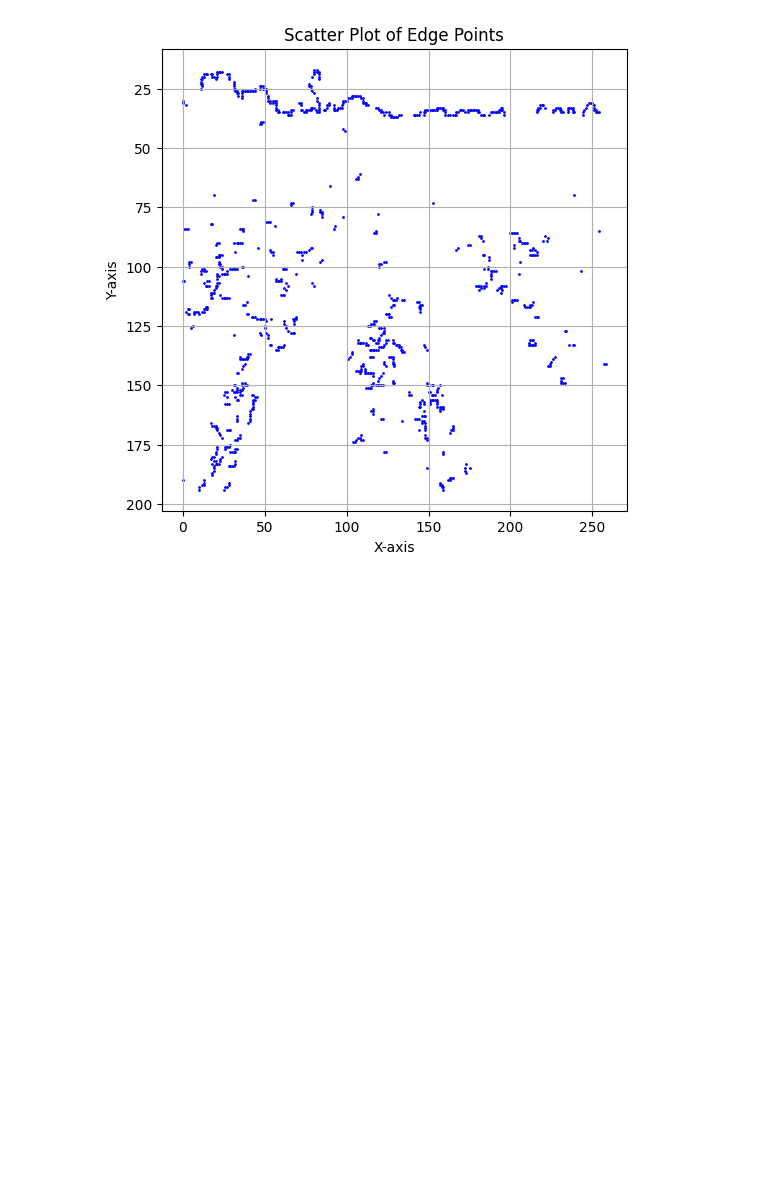
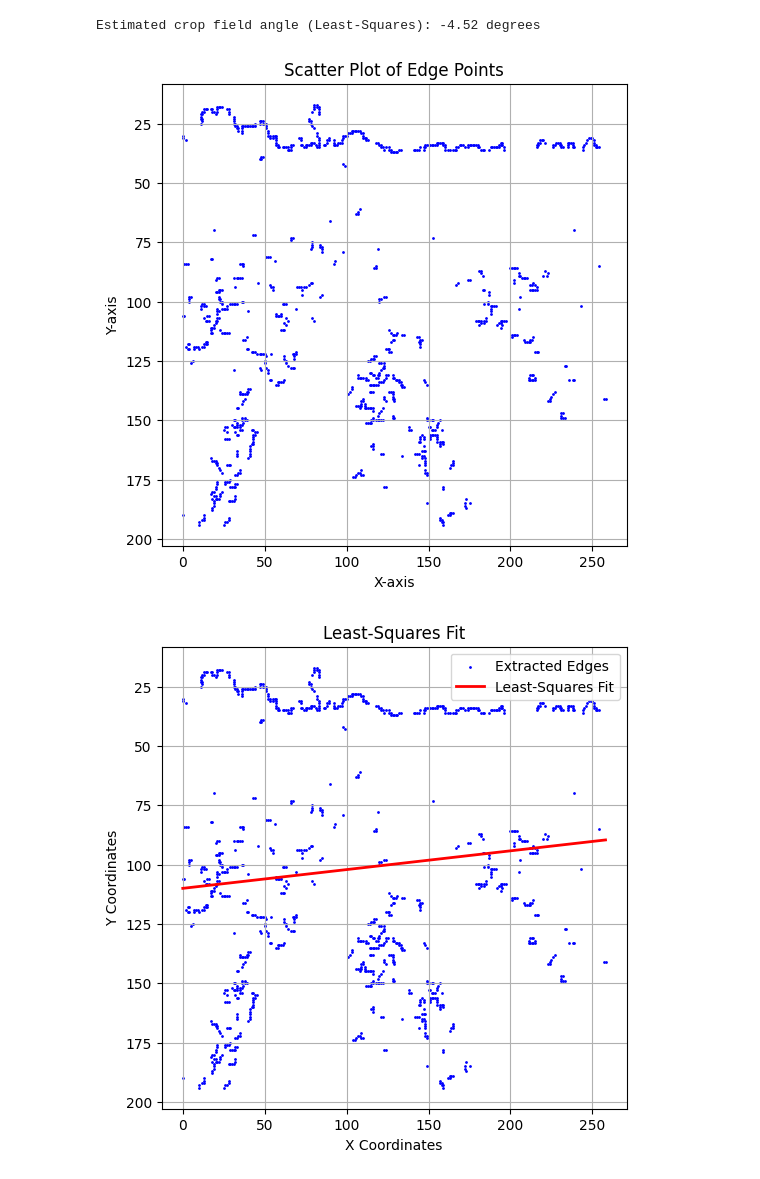
Before and after one commit to Genuuu/ET3112-Assignment-02, a Jupyter notebook: src/Code.ipynb, the cells around one changed output. Saved outputs shown, nothing was run; the diff lists cells and outputs as text; code cells hidden in the pictures; blank space fills up the shorter version.

Commit message:
Implement least squares fit and estimate crop field angle

```diff
--- a/src/Code.ipynb
+++ b/src/Code.ipynb
@@ -18,30 +18,53 @@ plt.axis('off')
 
 plt.subplot(1,2,2)
 plt.imshow(edges,cmap='gray')
 plt.title('Canny Edge Detector Output')
 plt.axis('off')
 
 plt.show()
 
 #Extracting the coordinates of edge points
 
 indices = np.where(edges != 0)
 
 x=indices[1]
 y=indices[0]
 
 plt.figure(figsize=(6,6))
 
 plt.scatter(x,y,s=1, color='blue')
 
 plt.gca().invert_yaxis()
 
 plt.title('Scatter Plot of Edge Points')
 plt.xlabel('X-axis')
 plt.ylabel('Y-axis')
 plt.grid(True)
 
+m, c = np.polyfit(x, y, 1)
+
+x_line = np.array([min(x), max(x)])
+y_line = m * x_line + c
+
+angle_rad = np.arctan(m)
+angle_deg = np.degrees(angle_rad)
+
+print(f"Estimated crop field angle (Least-Squares): {angle_deg:.2f} degrees")
+
+plt.figure(figsize=(6,6))
+plt.scatter(x, y, s=1, color='blue', label='Extracted Edges')
+plt.plot(x_line, y_line, color='red', linewidth=2, label='Least-Squares Fit')
+plt.gca().invert_yaxis()
+
+plt.title('Least-Squares Fit')
+plt.xlabel('X Coordinates')
+plt.ylabel('Y Coordinates')
+plt.legend()
+plt.grid(True)
+
 plt.show()
 # %% [output]
 [figure]
+Estimated crop field angle (Least-Squares): -4.52 degrees
 [figure]
+[figure, added]
```
